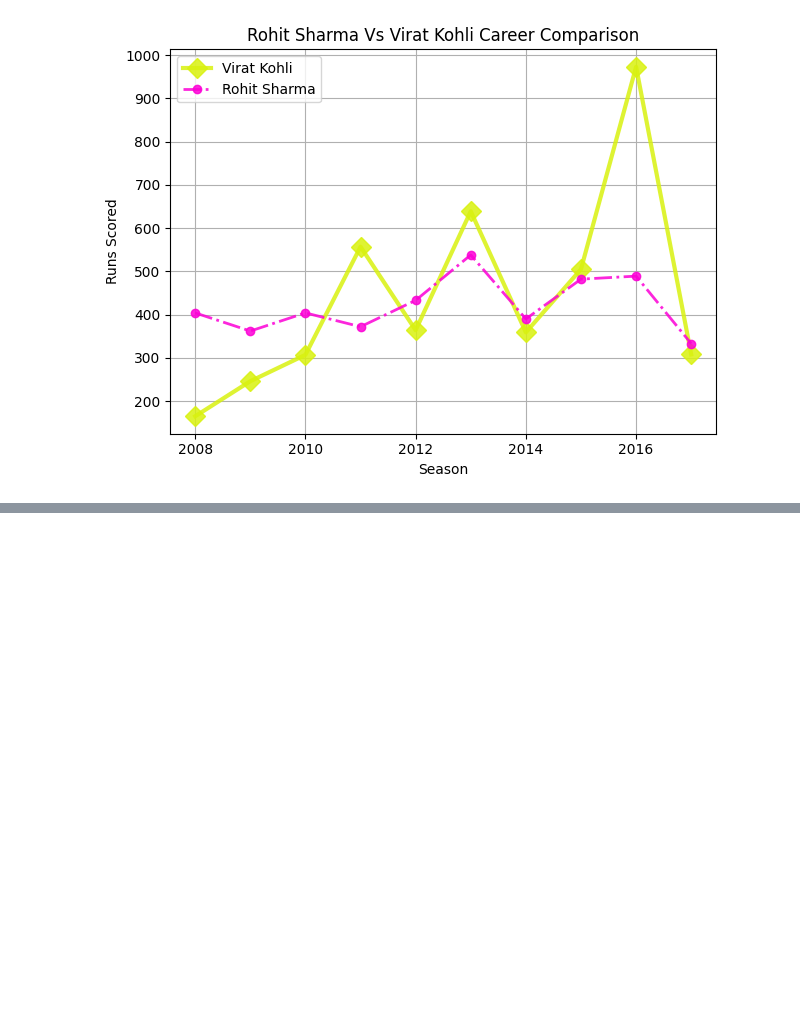
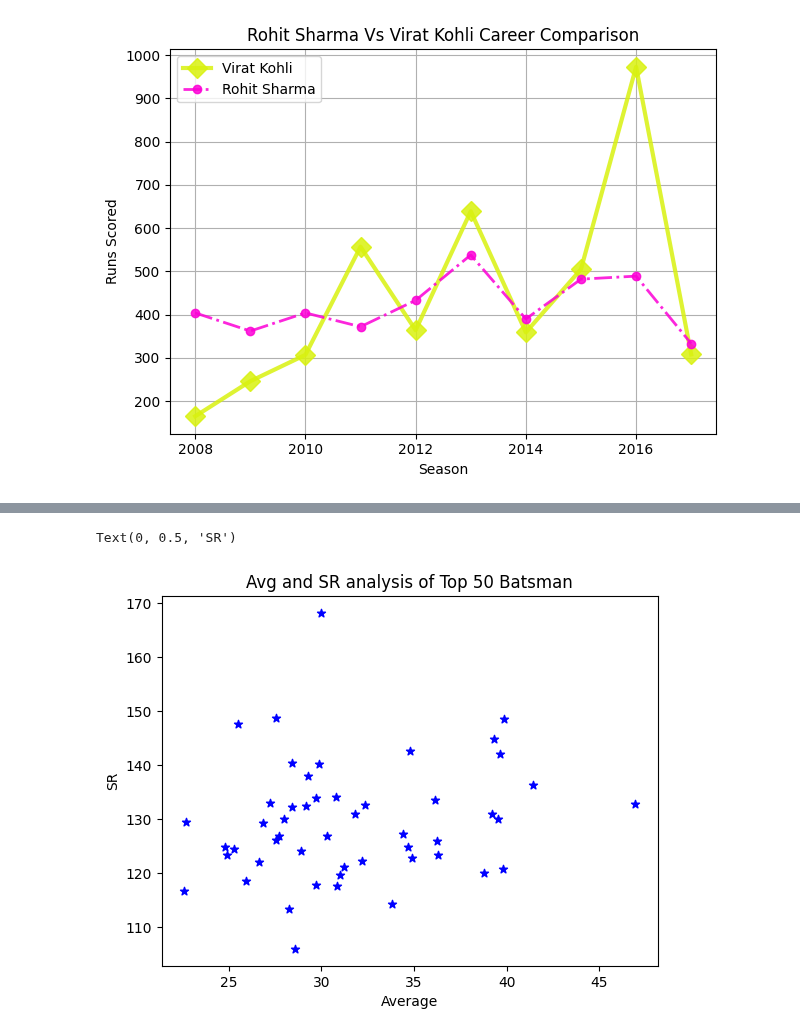
Before and after one commit to fahim-506/eda-with-python, a Jupyter notebook: notebooks/11_basics_Matplotlib.ipynb, the cells around one changed output, grey strips where cells are left out. Cells and saved outputs as stored; diff of their text form; code cells hidden in the pictures; blank space fills up the shorter version.

```diff
--- a/notebooks/11_basics_Matplotlib.ipynb
+++ b/notebooks/11_basics_Matplotlib.ipynb
@@ -197,0 +229,4 @@ plt.show()
+# %%
+df = pd.read_csv('../datasets/batter.csv')
+df = df.head(50)
+df
@@ -197,0 +251,8 @@ plt.show()
+# %%
+plt.scatter(df['avg'],df['strike_rate'],color='blue' , marker='*')
+plt.title('Avg and SR analysis of Top 50 Batsman')
+plt.xlabel('Average')
+plt.ylabel('SR')
+# %% [output]
+Text(0, 0.5, 'SR')
+[figure, added]
```
Also changed, not shown: parts of 7 cells of this notebook.
